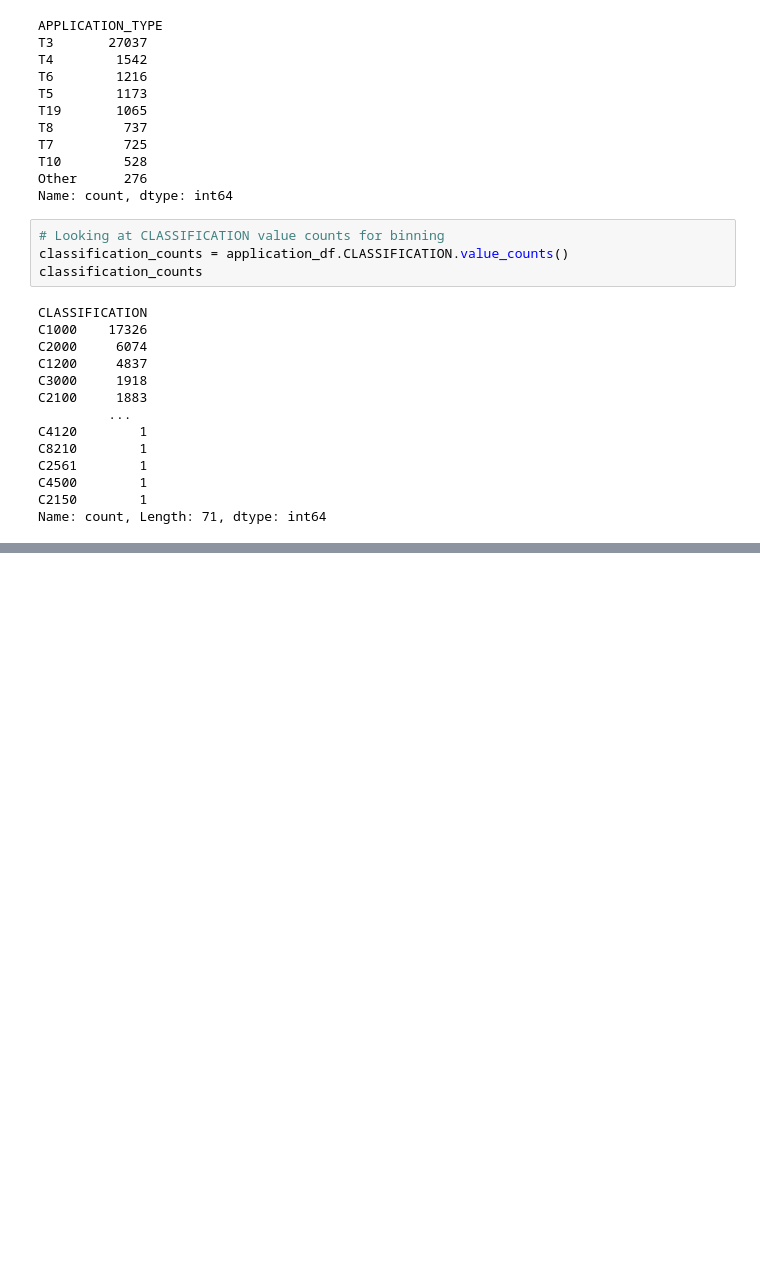
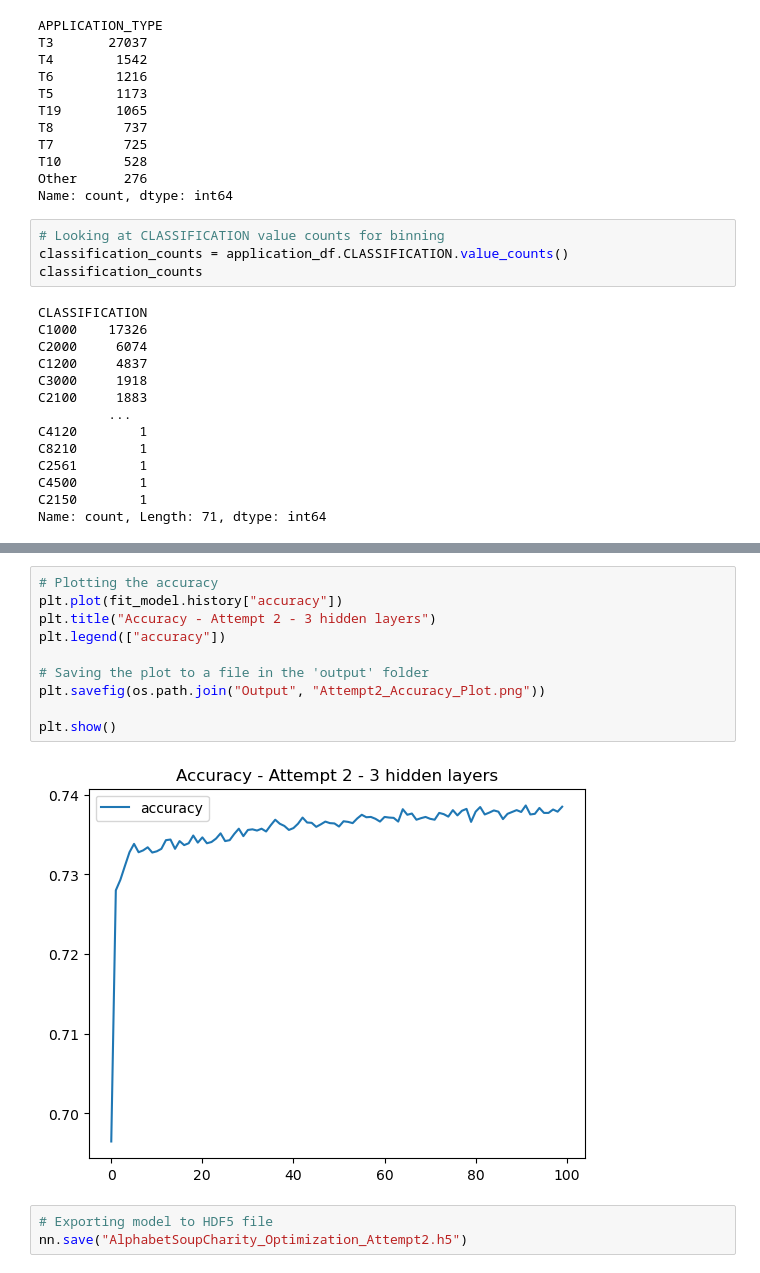
Before and after one commit to YargKlnc/Deep-Learning, a Jupyter notebook: deep_learning.ipynb, the cells around one changed output, grey strips where cells are left out. Cells and saved outputs as stored; diff of their text form; blank space fills up the shorter version.

```diff
--- a/deep_learning.ipynb
+++ b/deep_learning.ipynb
@@ -244,0 +399,15 @@ Loss: 0.557812534073699, Accuracy: 0.7262973785400391
+# %%
+# Plotting the accuracy
+plt.plot(fit_model.history["accuracy"])
+plt.title("Accuracy - Attempt 2 - 3 hidden layers")
+plt.legend(["accuracy"])
+
+# Saving the plot to a file in the 'output' folder
+plt.savefig(os.path.join("Output", "Attempt2_Accuracy_Plot.png"))
+
+plt.show()
+# %% [output]
+[figure, added]
+# %%
+# Exporting model to HDF5 file
+nn.save("AlphabetSoupCharity_Optimization_Attempt2.h5")
```
Also changed, not shown: parts of 24 cells of this notebook, 6 other files.
